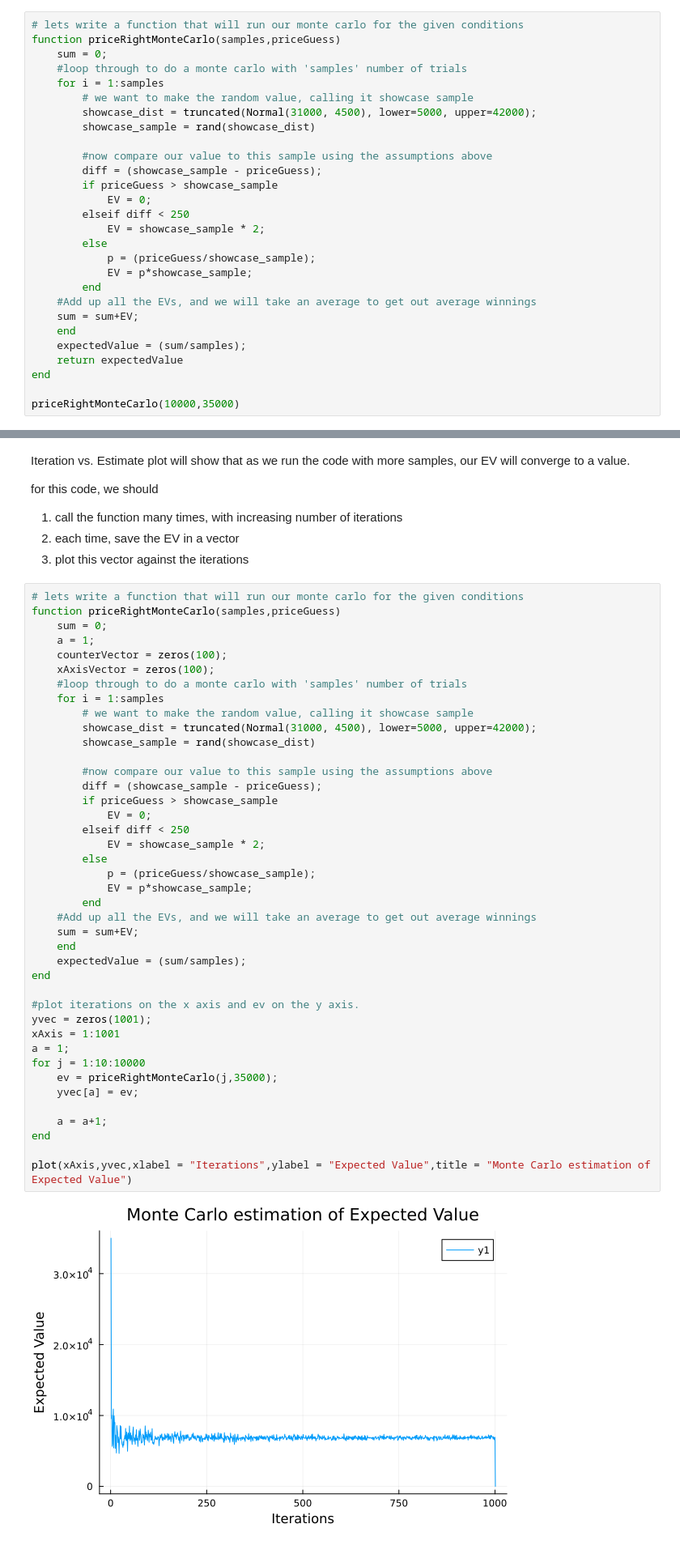
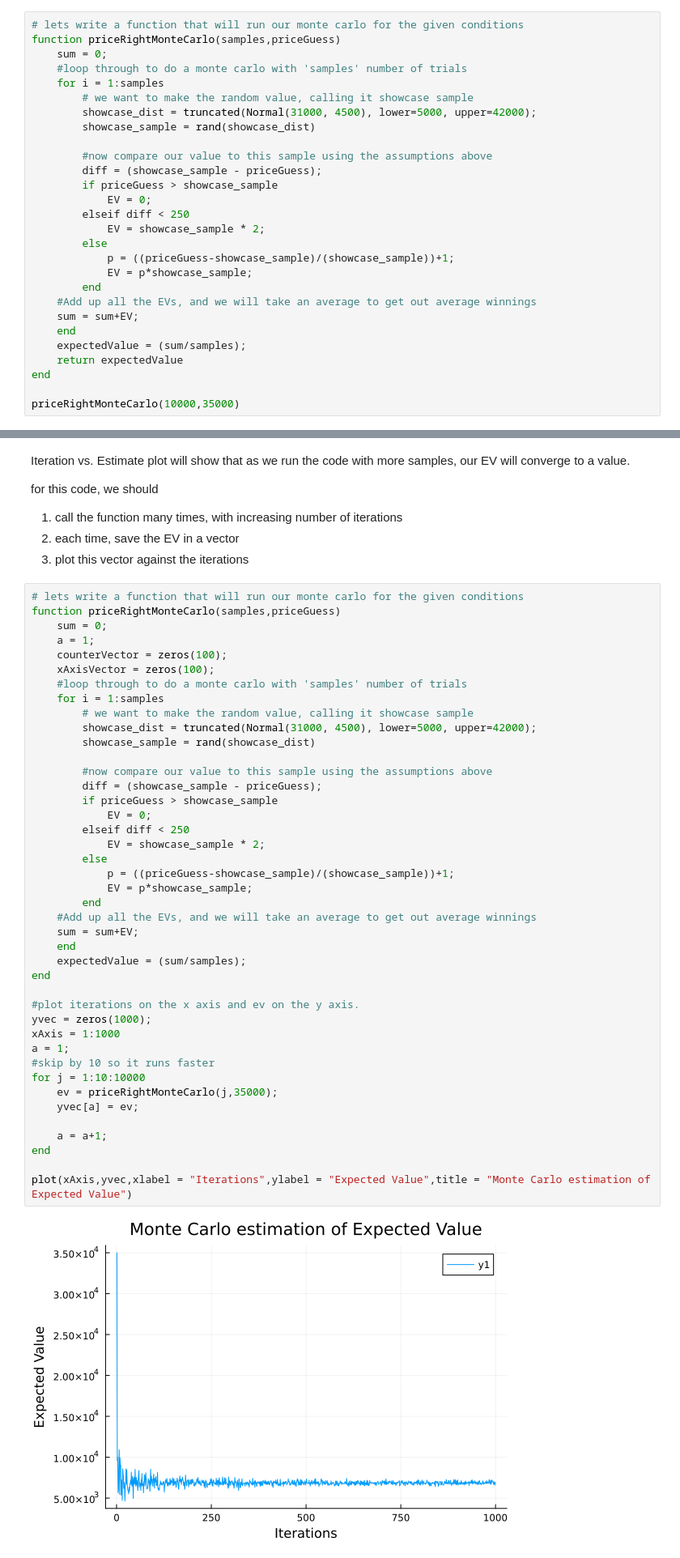
Before and after one commit to BEE4750-FA24/lab2-TismarkBoham, a Jupyter notebook: lab02.ipynb, the cells around one changed output, grey strips where cells are left out. Shown at 81% size. Cells and saved outputs as stored; diff of their text form.

```diff
--- a/lab02.ipynb
+++ b/lab02.ipynb
@@ -212,7 +212,7 @@ function priceRightMonteCarlo(samples,priceGuess)
         elseif diff < 250
             EV = showcase_sample * 2;
         else
-            p = (priceGuess/showcase_sample);
+            p = ((priceGuess-showcase_sample)/(showcase_sample))+1;
             EV = p*showcase_sample;
         end
     #Add up all the EVs, and we will take an average to get out average winnings
@@ -244,37 +244,38 @@ function priceRightMonteCarlo(samples,priceGuess)
         # we want to make the random value, calling it showcase sample
         showcase_dist = truncated(Normal(31000, 4500), lower=5000, upper=42000);
         showcase_sample = rand(showcase_dist)
 
         #now compare our value to this sample using the assumptions above
         diff = (showcase_sample - priceGuess);
         if priceGuess > showcase_sample
             EV = 0;
         elseif diff < 250
             EV = showcase_sample * 2;
         else
-            p = (priceGuess/showcase_sample);
+            p = ((priceGuess-showcase_sample)/(showcase_sample))+1;
             EV = p*showcase_sample;
         end
     #Add up all the EVs, and we will take an average to get out average winnings
     sum = sum+EV;
     end
     expectedValue = (sum/samples);
 end
 
 #plot iterations on the x axis and ev on the y axis.
-yvec = zeros(1001);
-xAxis = 1:1001
+yvec = zeros(1000);
+xAxis = 1:1000
 a = 1;
+#skip by 10 so it runs faster
 for j = 1:10:10000
     ev = priceRightMonteCarlo(j,35000);
     yvec[a] = ev;
 
     a = a+1;
 end
 
 plot(xAxis,yvec,xlabel = "Iterations",ylabel = "Expected Value",title = "Monte Carlo estimation of Expected Value")
 # %% [output]
-[figure, old version]
+[figure, new version]
 # %% [markdown]
 The plot shows that the Expected Value does converge to a value. It is clear to see that this value is around 7,000 and one can see this at about 250 iterations. Thus, I would choose to use 250 samples in my Monte Carlo simulation, because at around this many iterations the expected value returned is quite consistent.
 # %% [markdown]
```
Also changed, not shown: parts of 1 cell of this notebook.
